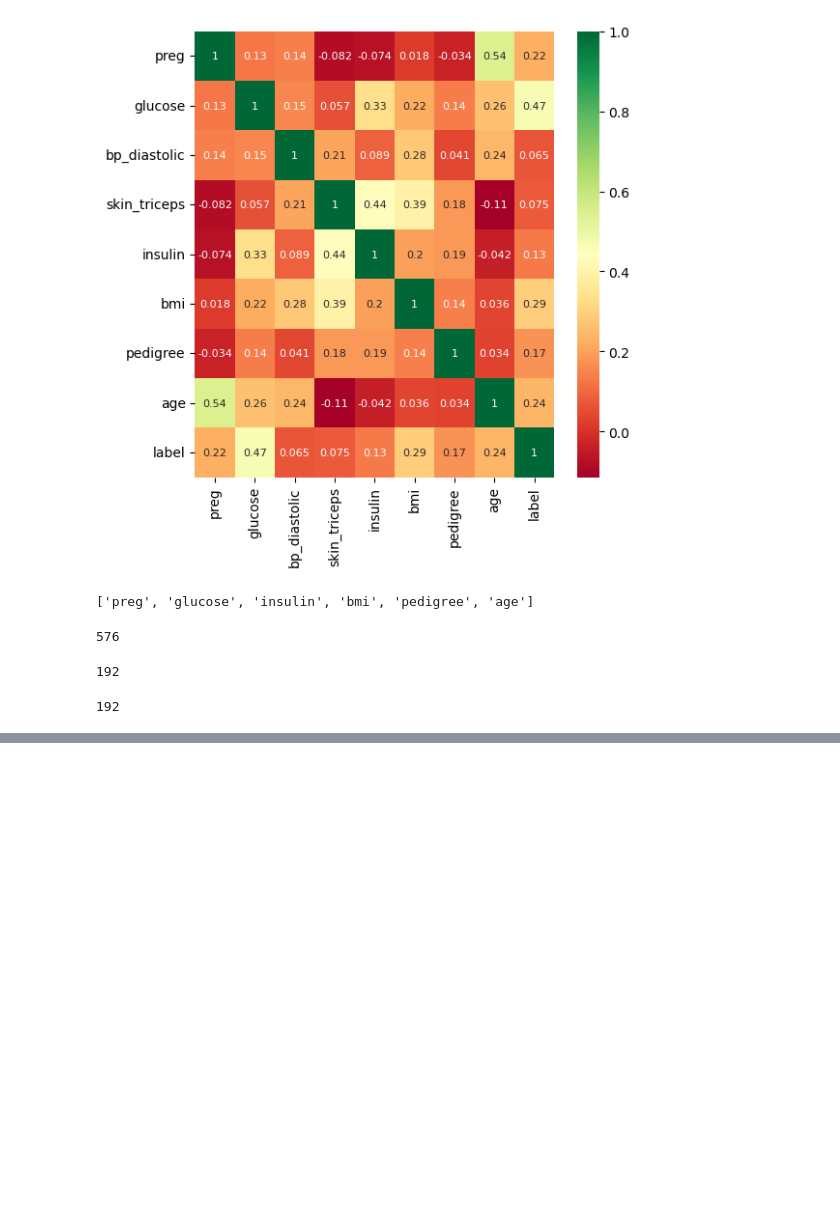
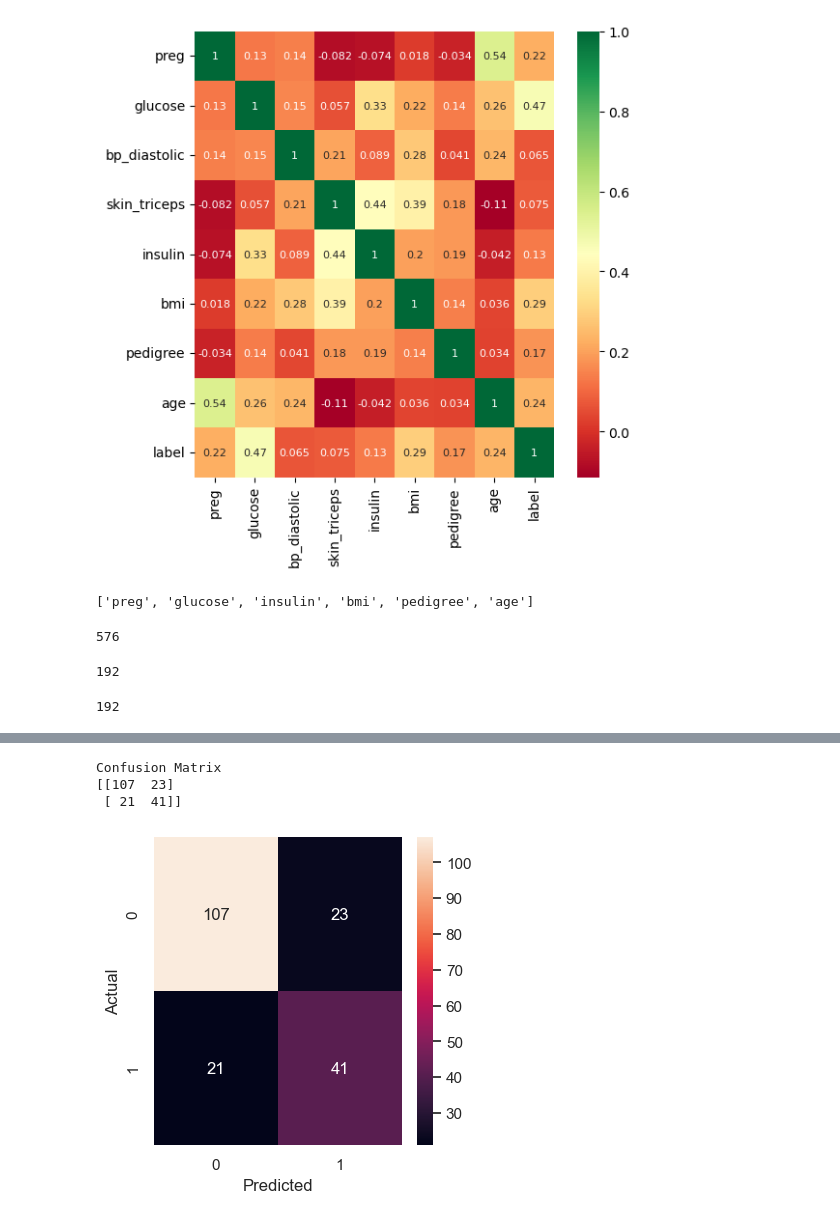
Before and after one commit to amaan-igs/Data-Analytics, a Jupyter notebook: ML/Machine-Learning.ipynb, the cells around one changed output, grey strips where cells are left out. Cells and saved outputs as stored; diff of their text form; code cells hidden in the pictures; blank space fills up the shorter version.

```diff
--- a/ML/Machine-Learning.ipynb
+++ b/ML/Machine-Learning.ipynb
@@ -89,0 +114,18 @@ y = pd.DataFrame({'Orignal' : y_test ,})
+# %%
+result = metrics.confusion_matrix(y_test,y_pred)
+print('Confusion Matrix')
+print(result)
+# %% [output]
+Confusion Matrix
+[[107  23]
+ [ 21  41]]
+# %%
+def plt1():
+    import seaborn as sns; sns.set()
+    plt.figure(figsize=(4,4))
+    c_mtrx = pd.crosstab(y_test, y_pred, rownames=['Actual'], colnames=['Predicted'])
+    sns.heatmap(c_mtrx, annot=True, fmt = '.3g')
+# %%
+plt1()
+# %% [output]
+[figure, added]
```
Also changed, not shown: parts of 4 cells of this notebook.
